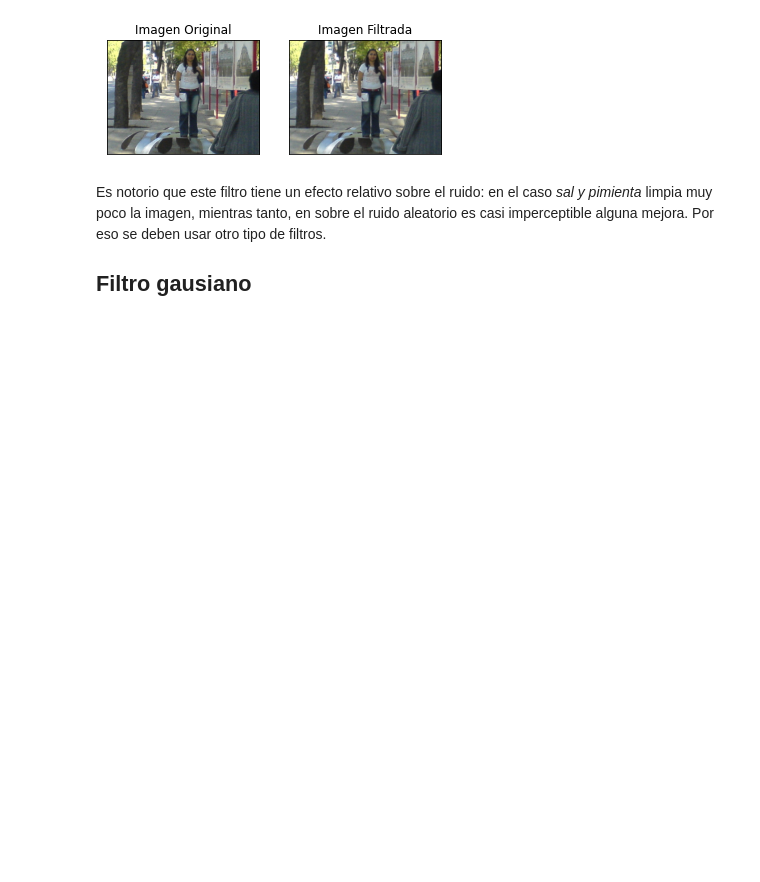
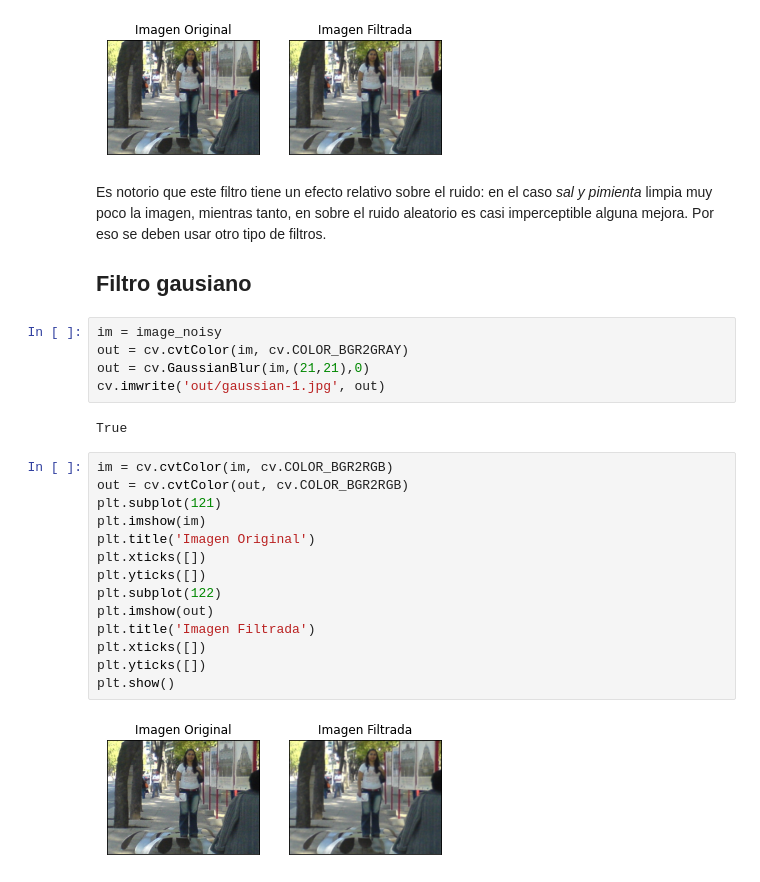
Before and after one commit to genomorro/unir, a Jupyter notebook: main.ipynb, the cells around one changed output. Drawn from its saved outputs; the diff is of its cells as text; blank space fills up the shorter version.

Commit message:
Introduce gaussian images

```diff
--- a/main.ipynb
+++ b/main.ipynb
@@ -108,3 +108,26 @@ plt.show()
 Es notorio que este filtro tiene un efecto relativo sobre el ruido: en el caso _sal y pimienta_ limpia muy poco la imagen, mientras tanto, en sobre el ruido aleatorio es casi imperceptible alguna mejora. Por eso se deben usar otro tipo de filtros.
 
 ## Filtro gausiano
+# %%
+im = image_noisy
+out = cv.cvtColor(im, cv.COLOR_BGR2GRAY)
+out = cv.GaussianBlur(im,(21,21),0)
+cv.imwrite('out/gaussian-1.jpg', out)
+# %% [output]
+True
+# %%
+im = cv.cvtColor(im, cv.COLOR_BGR2RGB)
+out = cv.cvtColor(out, cv.COLOR_BGR2RGB)
+plt.subplot(121)
+plt.imshow(im)
+plt.title('Imagen Original')
+plt.xticks([])
+plt.yticks([])
+plt.subplot(122)
+plt.imshow(out)
+plt.title('Imagen Filtrada')
+plt.xticks([])
+plt.yticks([])
+plt.show()
+# %% [output]
+[figure, added]
```
